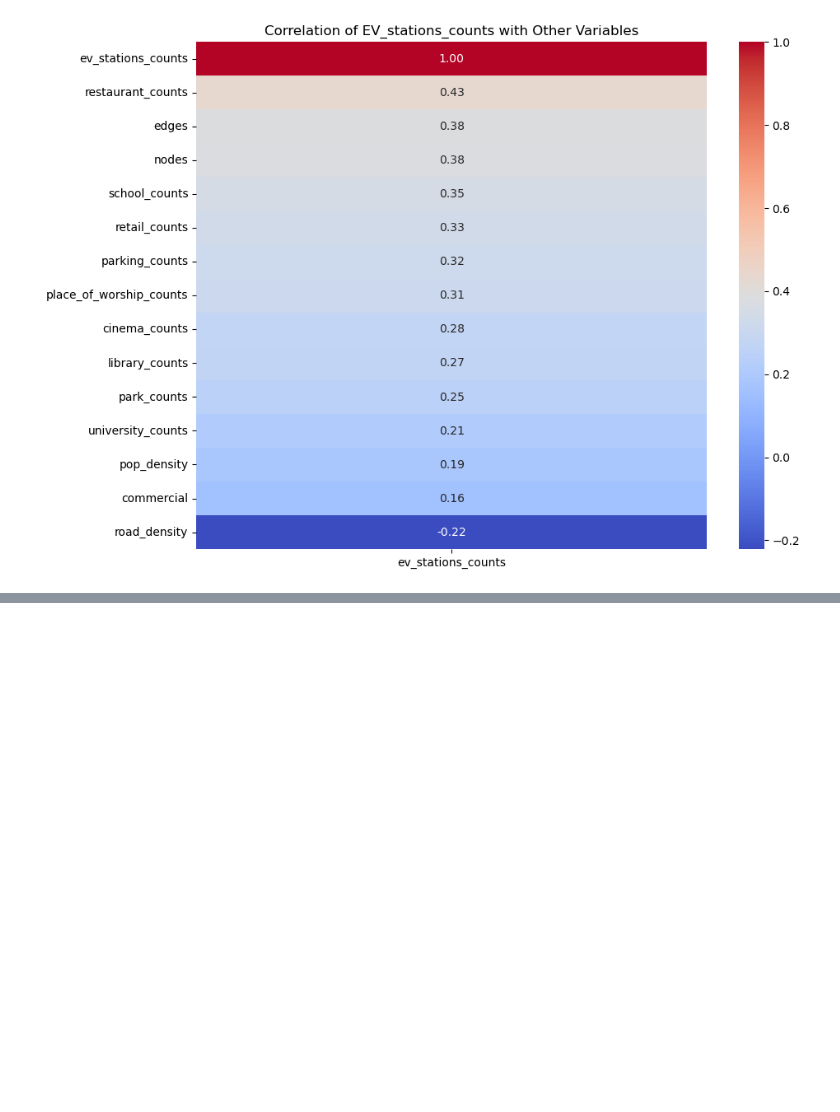
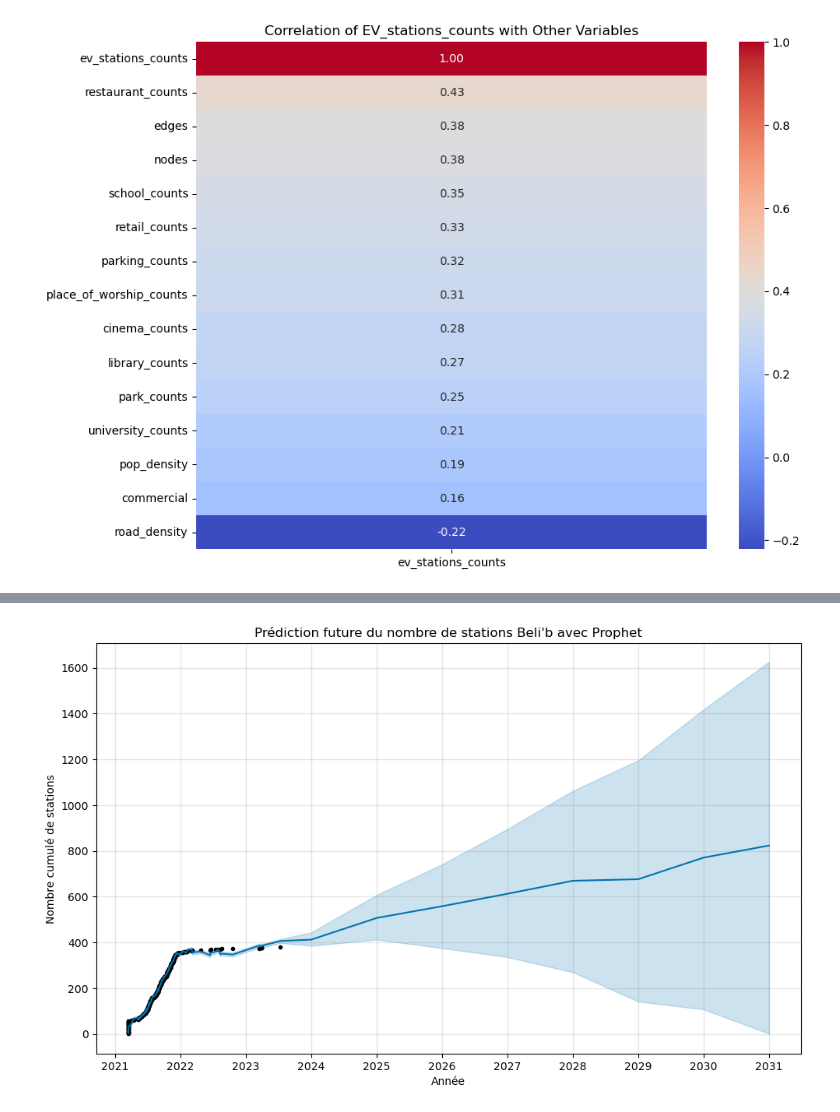
Before and after one commit to dantruski/Projet-Python-DS-Belib, a Jupyter notebook: Prediction_with_OSM_data.ipynb, the cells around one changed output, grey strips where cells are left out. Drawn from its saved outputs; the diff is of its cells as text; code cells hidden in the pictures; blank space fills up the shorter version.

```diff
--- a/Prediction_with_OSM_data.ipynb
+++ b/Prediction_with_OSM_data.ipynb
@@ -8,5 +48,7 @@ import matplotlib.pyplot as plt
 # %%
 df = pd.read_csv('paris_df.csv')
+# %%
+df = df.drop(columns=['Unnamed: 0'])
 # %%
 # Create the distribution plot without x-axis values
 
@@ -93,0 +158,3 @@ plt.show()
+# %%
+api_url_statique = 'https://opendata.paris.fr/api/explore/v2.1/catalog/datasets/belib-points-de-recharge-pour-vehicules-electriques-donnees-statiques/exports/json'
+df_static = get_df_from_url(api_url_statique)
@@ -93,0 +196,23 @@ plt.show()
+# %%
+# 2. Création et ajustement du modèle Prophet
+# Initialiser le modèle Prophet
+model = Prophet()
+# Ajuster (entraîner) le modèle sur les données historiques
+model.fit(creation_date)
+
+# 3. Génération des dates futures
+# Générer un DataFrame contenant 8 années futures à partir des données historiques
+future = model.make_future_dataframe(periods=8, freq='Y')
+# Prédire les valeurs pour les dates futures générées
+forecast = model.predict(future)
+
+# 4. Visualisation des prédictions
+# Tracer les prédictions générées par le modèle Prophet
+model.plot(forecast)
+plt.title("Prédiction future du nombre de stations Beli'b avec Prophet")  # Ajouter un titre au graphique
+plt.xlabel("Année")  # Étiqueter l'axe des x
+plt.ylabel("Nombre cumulé de stations")  # Étiqueter l'axe des y
+plt.show()
+
+print(forecast[['ds', 'yhat', 'yhat_lower', 'yhat_upper']].tail(8))
+# %% [output]
@@ -93,0 +221 @@ plt.show()
+[figure, added]
```
Also changed, not shown: parts of 8 cells of this notebook, 1 other file.
